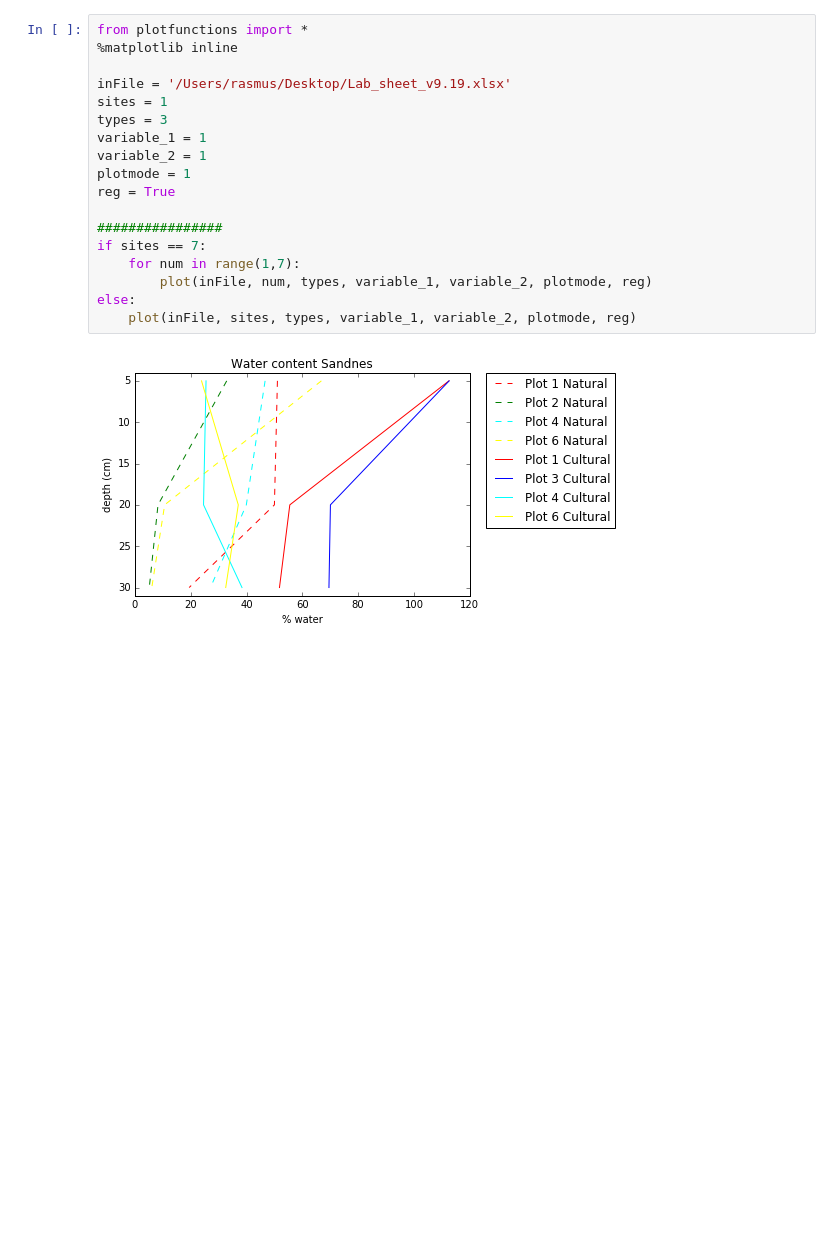
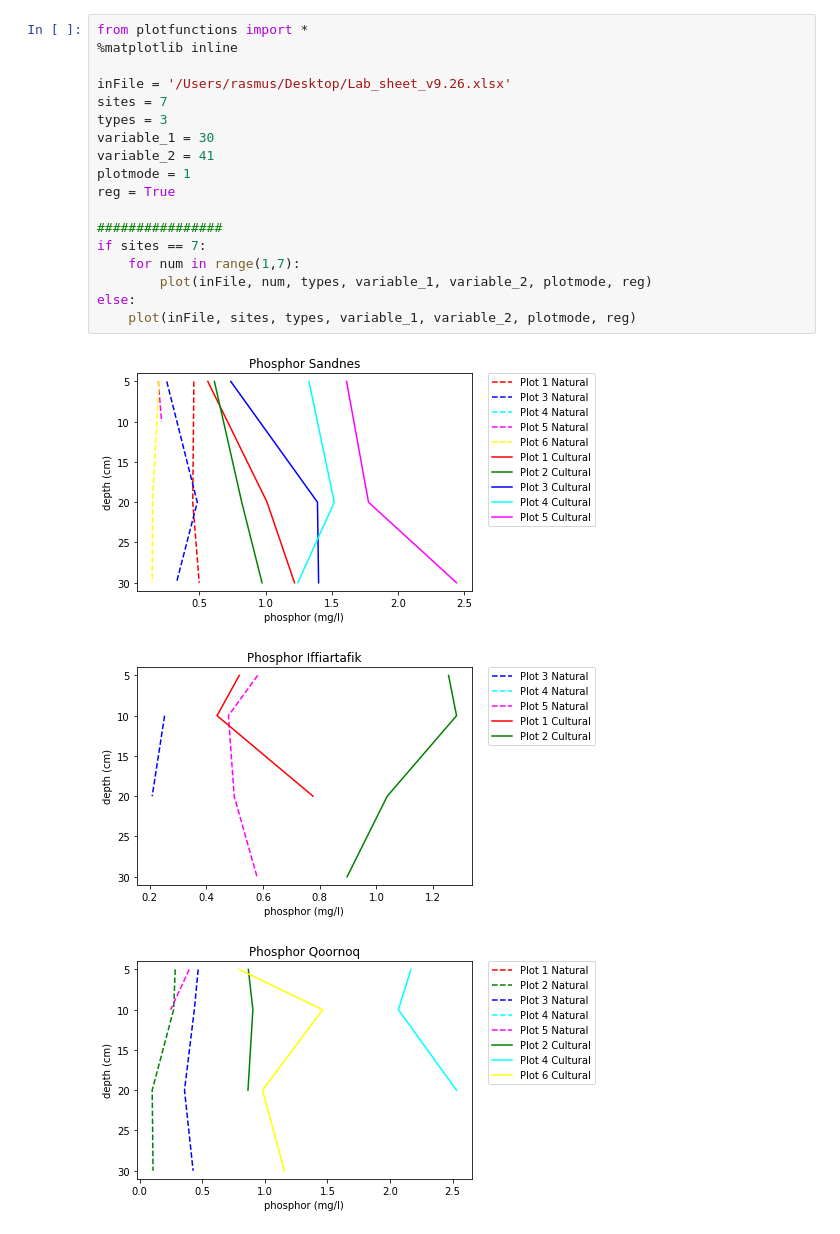
Before and after one commit to rasmusfenger/fieldsamples, a Jupyter notebook: view_soil_samples.ipynb, the cells around one changed output. Drawn from its saved outputs; the diff is of its cells as text; blank space fills up the shorter version.

Commit message:
Added variables
Olsen P, Wet analysis

```diff
--- a/view_soil_samples.ipynb
+++ b/view_soil_samples.ipynb
@@ -45,20 +50,22 @@
 # %%
 from plotfunctions import *
 %matplotlib inline
 
-inFile = '/Users/rasmus/Desktop/Lab_sheet_v9.19.xlsx'
-sites = 1
+inFile = '/Users/rasmus/Desktop/Lab_sheet_v9.26.xlsx'
+sites = 7
 types = 3
-variable_1 = 1
-variable_2 = 1
+variable_1 = 30
+variable_2 = 41
 plotmode = 1
 reg = True
 
 ################
 if sites == 7:
     for num in range(1,7):
         plot(inFile, num, types, variable_1, variable_2, plotmode, reg)
 else:
     plot(inFile, sites, types, variable_1, variable_2, plotmode, reg)
 # %% [output]
-[figure, old version]
+[figure, new version]
+[figure, added]
+[figure, added]
```
Also changed, not shown: parts of 3 cells of this notebook, 2 other files.
